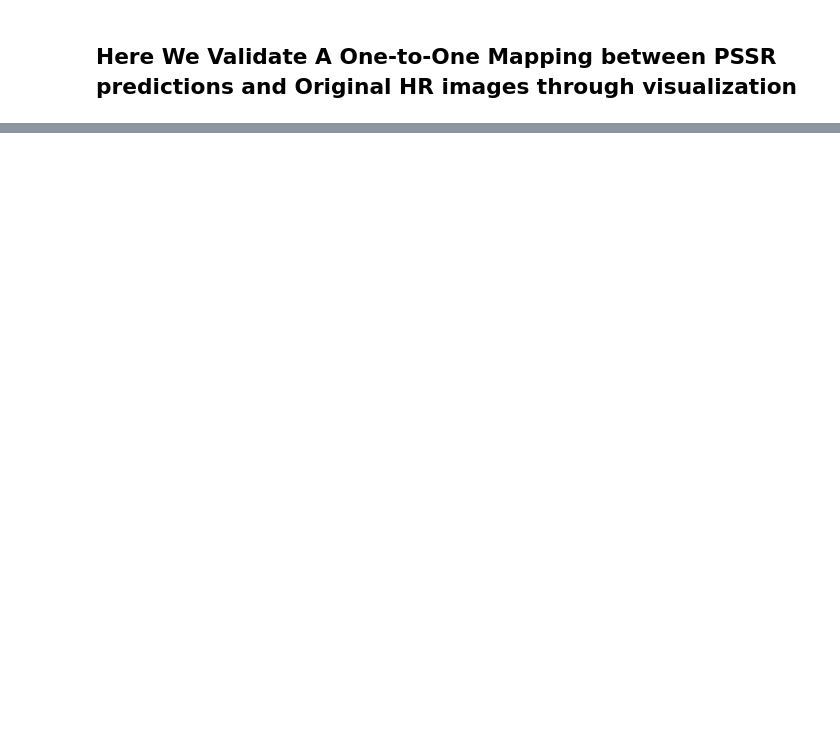
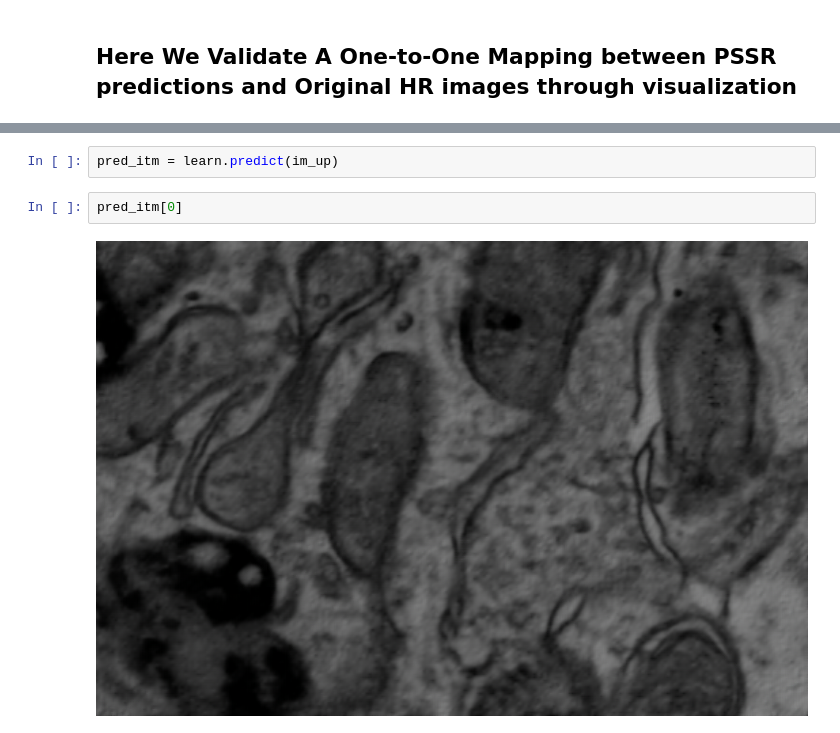
Before and after one commit to WAMRI-AI/salk-2020, a Jupyter notebook: lab/crappification/pssr-crappification.ipynb, the cells around one changed output, grey strips where cells are left out. Drawn from its saved outputs; the diff is of its cells as text; blank space fills up the shorter version.

```diff
--- a/lab/crappification/pssr-crappification.ipynb
+++ b/lab/crappification/pssr-crappification.ipynb
@@ -154,0 +234,6 @@ plt.show() # show visualization
+# %%
+pred_itm = learn.predict(im_up)
+# %%
+pred_itm[0]
+# %% [output]
+[figure, added]
```
Also changed, not shown: parts of 39 cells of this notebook.
